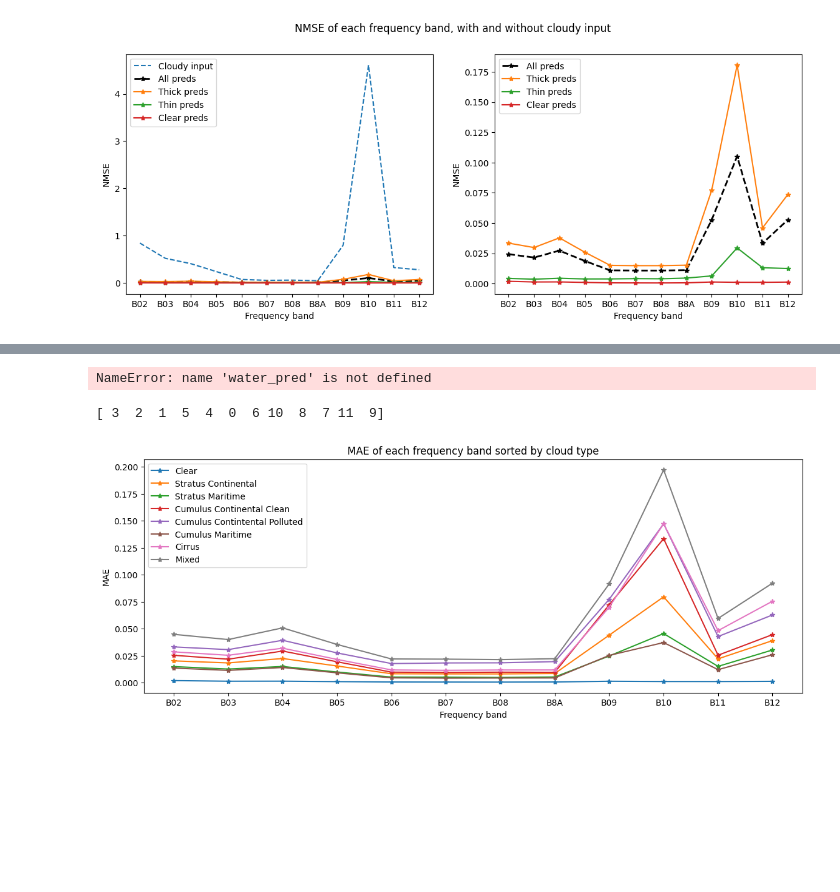
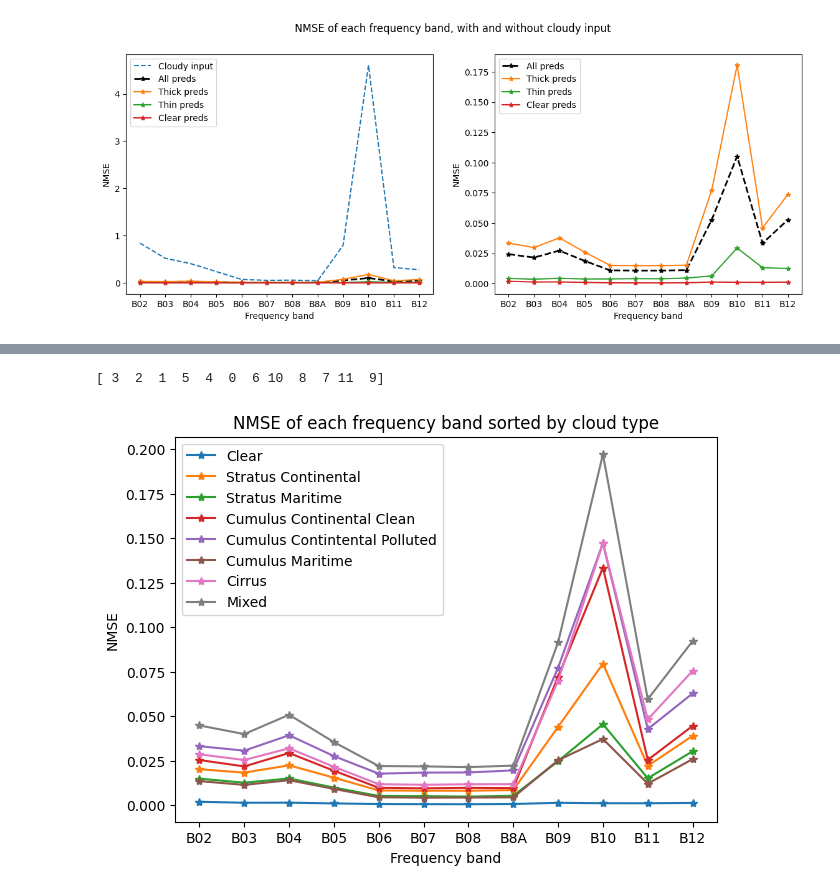
Before and after one commit to chiara-aisweden/cloud_rm, a Jupyter notebook: Showroom.ipynb, the cells around one changed output, grey strips where cells are left out. Drawn from its saved outputs; the diff is of its cells as text; code cells hidden in the pictures; blank space fills up the shorter version.

```diff
--- a/Showroom.ipynb
+++ b/Showroom.ipynb
@@ -311,6 +303,7 @@ err_mean_bins = err_bins/bin_freq
 unc_mean_bins = unc_bins/bin_freq
 
 x_COT=COTedges[:-1]+0.5
+plt.rcParams['figure.figsize'] = [7,5]
 plt.figure()
 plt.plot(x_COT,err_mean_bins)
 plt.plot(x_COT,unc_mean_bins)
@@ -383,27 +333,3 @@ plt.show()
-# %%
-#Find and print Uncertainty of each surface type
-Unc_water = np.mean(np.abs(water_pred[:,:,2]-water_pred[:,:,0]),axis=0)
-Unc_veg = np.mean(np.abs(veg_pred[:,:,2]-veg_pred[:,:,0]),axis=0)
-Unc_soil = np.mean(np.abs(soil_pred[:,:,2]-soil_pred[:,:,0]),axis=0)
-Unc_rock = np.mean(np.abs(rock_pred[:,:,2]-rock_pred[:,:,0]),axis=0)
-Unc_nonphot = np.mean(np.abs(nonph_pred[:,:,2]-nonph_pred[:,:,0]),axis=0)
-
-x=np.arange(np.size(MAE_water))
-plt.figure()
-plt.scatter(x,Unc_water)
-plt.scatter(x,Unc_veg)
-plt.scatter(x,Unc_soil)
-plt.scatter(x,Unc_rock)
-plt.scatter(x,Unc_nonphot)
-
-plt.xticks(x, ['B02','B03','B04','B05','B06','B07','B08','B8A','B09','B10','B11','B12'])
-plt.title('Uncertainty of each frequency band by surface type')
-plt.xlabel('Frequency band')
-plt.ylabel('Uncertainty')
-plt.legend(['Water','Vegetation','Soil','Rock','Non-phot-veg'])
-plt.show()
-# %% [output]
-NameError: name 'water_pred' is not defined
 # %%
 print(df.Cloud_Type.unique())
 #Find all test surfaces
@@ -472,35 +398,35 @@ MAE_6 = np.mean(np.abs(true_6-pred_6[:,:,est]),axis=0)
 MAE_mix= np.mean(np.abs(true_mix-pred_mix[:,:,est]),axis=0)
 
 x=np.arange(np.size(MAE_0))
 plt.figure()
 plt.scatter(x,MAE_0)
 plt.scatter(x,MAE_1)
 plt.scatter(x,MAE_2)
 plt.scatter(x,MAE_3)
 plt.scatter(x,MAE_4)
 plt.scatter(x,MAE_5)
 plt.scatter(x,MAE_6)
 plt.scatter(x,MAE_mix)
 '''
 bands=np.array([0,1,2,3,4,5,6,7,8,9,10,11])
 x=np.arange(np.size(bands))
 plt.figure()
 plt.plot(x,NMSE_pred_0,'-*')
 plt.plot(x,NMSE_pred_1,'-*')
 plt.plot(x,NMSE_pred_2,'-*')
 plt.plot(x,NMSE_pred_3,'-*')
 plt.plot(x,NMSE_pred_4,'-*')
 plt.plot(x,NMSE_pred_5,'-*')
 plt.plot(x,NMSE_pred_6,'-*')
 plt.plot(x,NMSE_pred_mix,'-*')
 
 plt.xticks(x, ['B02','B03','B04','B05','B06','B07','B08','B8A','B09','B10','B11','B12'])
-plt.title('MAE of each frequency band sorted by cloud type')
+plt.title('NMSE of each frequency band sorted by cloud type')
 plt.xlabel('Frequency band')
-plt.ylabel('MAE')
+plt.ylabel('NMSE')
 plt.legend(['Clear','Stratus Continental','Stratus Maritime','Cumulus Continental Clean','Cumulus Contintental Polluted','Cumulus Maritime','Cirrus','Mixed'],loc='upper left')
 plt.show()
 # %% [output]
-[figure, old version]
+[figure, new version]
 # %%
 #Divide into bins depending on ctype
```
Also changed, not shown: parts of 20 cells of this notebook, 46 other files.
